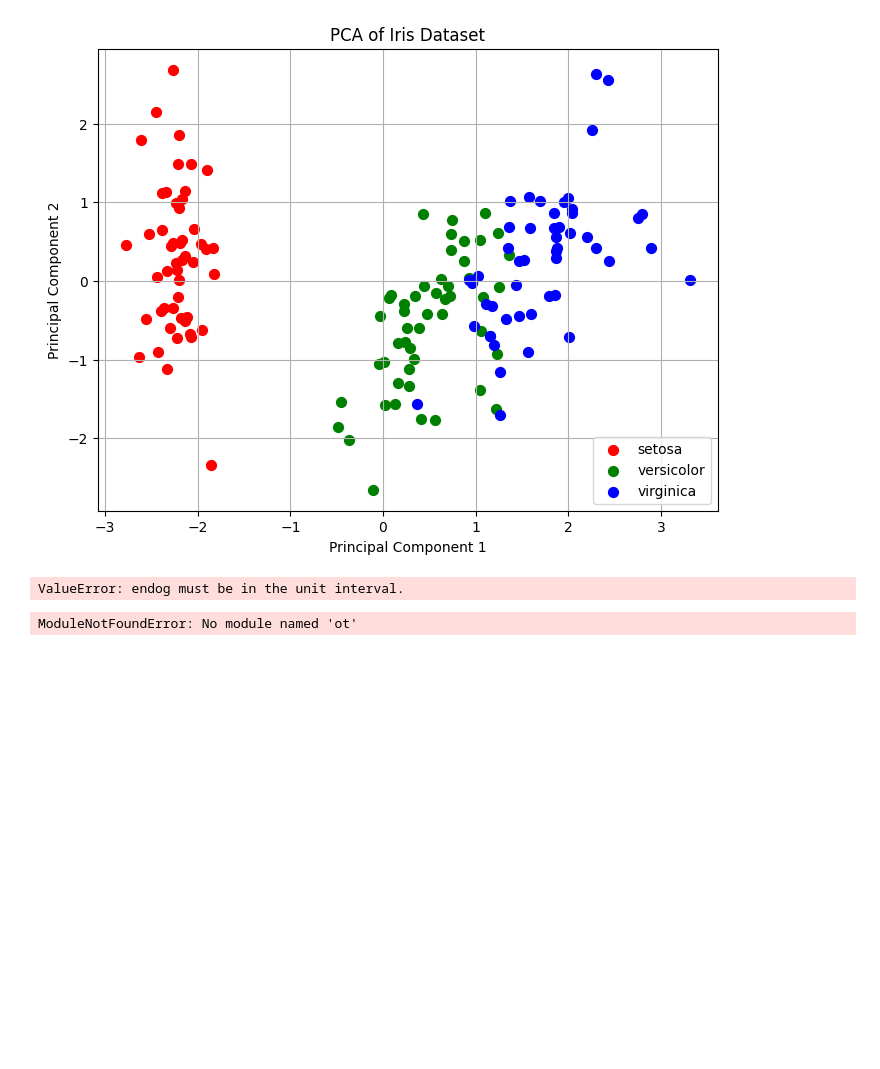
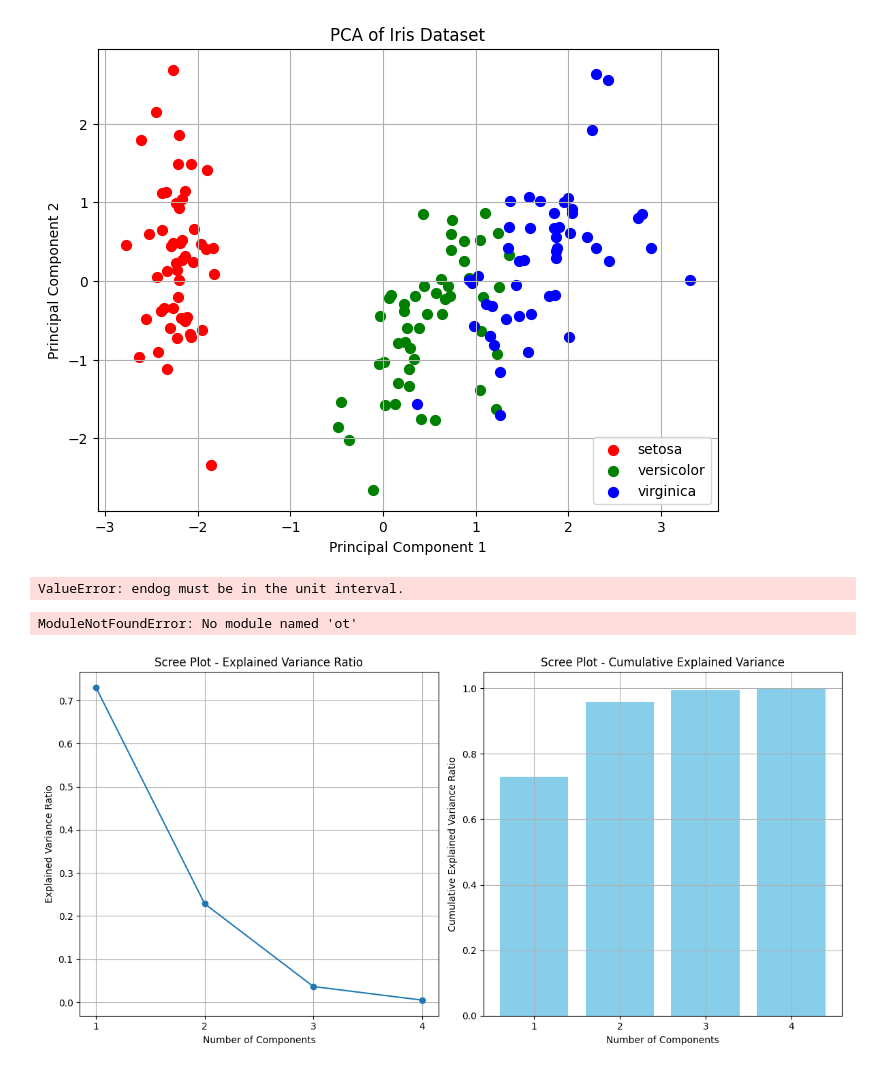
Before and after one commit to Versus-91/aitoolkit, a Jupyter notebook: test.ipynb, the cells around one changed output. Drawn from its saved outputs; the diff is of its cells as text; code cells hidden in the pictures; blank space fills up the shorter version.

```diff
--- a/test.ipynb
+++ b/test.ipynb
@@ -659,3 +659,51 @@ import matplotlib.pylab as pl
 from ot.dr import wda, fda
 # %% [output]
 ModuleNotFoundError: No module named 'ot'
+# %%
+import numpy as np
+import matplotlib.pyplot as plt
+from sklearn.datasets import load_iris
+from sklearn.preprocessing import StandardScaler
+from sklearn.decomposition import PCA
+
+# Load the Iris dataset
+iris = load_iris()
+X = iris.data
+y = iris.target
+
+# Standardize the features
+scaler = StandardScaler()
+X_scaled = scaler.fit_transform(X)
+
+# Perform PCA
+pca = PCA()
+X_pca = pca.fit_transform(X_scaled)
+
+# Explained variance ratio
+explained_variance_ratio = pca.explained_variance_ratio_
+
+# Scree plot with both line and histogram
+plt.figure(figsize=(12, 6))
+
+# Line plot
+plt.subplot(1, 2, 1)
+plt.plot(np.arange(1, pca.n_components_ + 1), explained_variance_ratio, marker='o', linestyle='-')
+plt.xlabel('Number of Components')
+plt.ylabel('Explained Variance Ratio')
+plt.title('Scree Plot - Explained Variance Ratio')
+plt.xticks(np.arange(1, pca.n_components_ + 1))
+plt.grid(True)
+
+# Histogram
+plt.subplot(1, 2, 2)
+plt.bar(np.arange(1, pca.n_components_ + 1), np.cumsum(explained_variance_ratio), color='skyblue')
+plt.xlabel('Number of Components')
+plt.ylabel('Cumulative Explained Variance Ratio')
+plt.title('Scree Plot - Cumulative Explained Variance')
+plt.xticks(np.arange(1, pca.n_components_ + 1))
+plt.grid(True)
+
+plt.tight_layout()
+plt.show()
+# %% [output]
+[figure, added]
```
Also changed, not shown: 2 other files.
